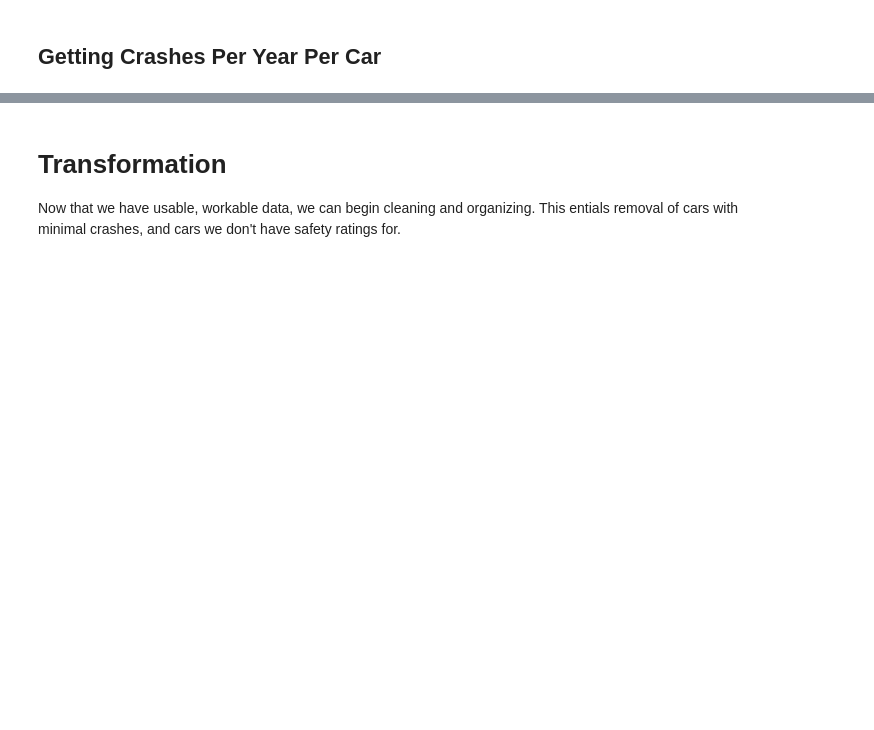
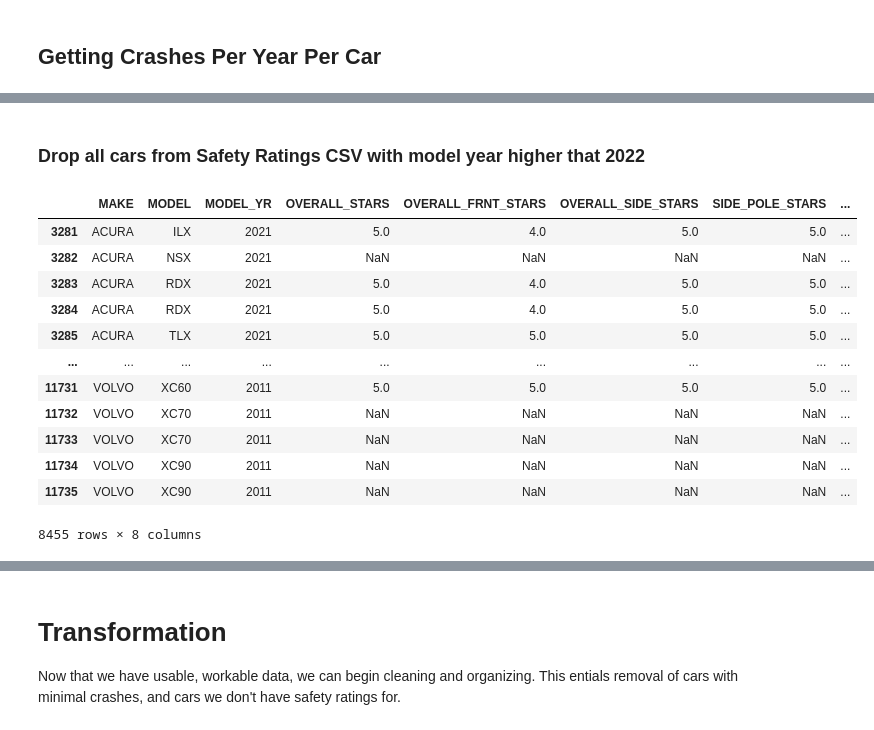
Before and after one commit to ConnorCritchley/GC-Final-Project, a Jupyter notebook: FinalNotebook.ipynb, the cells around one changed output, grey strips where cells are left out. Drawn from its saved outputs; the diff is of its cells as text; code cells hidden in the pictures; blank space fills up the shorter version.

```diff
--- a/FinalNotebook.ipynb
+++ b/FinalNotebook.ipynb
@@ -341,0 +367,6 @@ df.head()
+# %%
+# Keep necessary columns from Safety Ratings CSV
+columns_to_keep = ['MAKE', 'MODEL', 'MODEL_YR', 'OVERALL_STARS', 'OVERALL_FRNT_STARS', 'OVERALL_SIDE_STARS', 'SIDE_POLE_STARS',
+                   'ROLLOVER_STARS']
+safety_ratings_df = pd.read_csv('data/Safercar_data.csv', usecols=columns_to_keep)
+safety_ratings_df.info(all)
@@ -341,0 +389,21 @@ df.head()
+# %% [markdown]
+### Drop all cars from Safety Ratings CSV with model year higher that 2022
+# %%
+# Drop all cars with year higher that 2022
+rows_to_drop = safety_ratings_df[safety_ratings_df["MODEL_YR"] > 2021].index
+safety_ratings_df = safety_ratings_df.drop(rows_to_drop)
+safety_ratings_df
+# %% [output]
+|  | MAKE | MODEL | MODEL_YR | OVERALL_STARS | OVERALL_FRNT_STARS | OVERALL_SIDE_STARS | SIDE_POLE_STARS | ... |
+| 3281 | ACURA | ILX | 2021 | 5.0 | 4.0 | 5.0 | 5.0 | ... |
+| 3282 | ACURA | NSX | 2021 | NaN | NaN | NaN | NaN | ... |
+| 3283 | ACURA | RDX | 2021 | 5.0 | 4.0 | 5.0 | 5.0 | ... |
+| 3284 | ACURA | RDX | 2021 | 5.0 | 4.0 | 5.0 | 5.0 | ... |
+| 3285 | ACURA | TLX | 2021 | 5.0 | 5.0 | 5.0 | 5.0 | ... |
+| ... | ... | ... | ... | ... | ... | ... | ... | ... |
+| 11731 | VOLVO | XC60 | 2011 | 5.0 | 5.0 | 5.0 | 5.0 | ... |
+| 11732 | VOLVO | XC70 | 2011 | NaN | NaN | NaN | NaN | ... |
+| 11733 | VOLVO | XC70 | 2011 | NaN | NaN | NaN | NaN | ... |
+| 11734 | VOLVO | XC90 | 2011 | NaN | NaN | NaN | NaN | ... |
+| 11735 | VOLVO | XC90 | 2011 | NaN | NaN | NaN | NaN | ... |
+8455 rows × 8 columns
```
Also changed, not shown: parts of 24 cells of this notebook.
